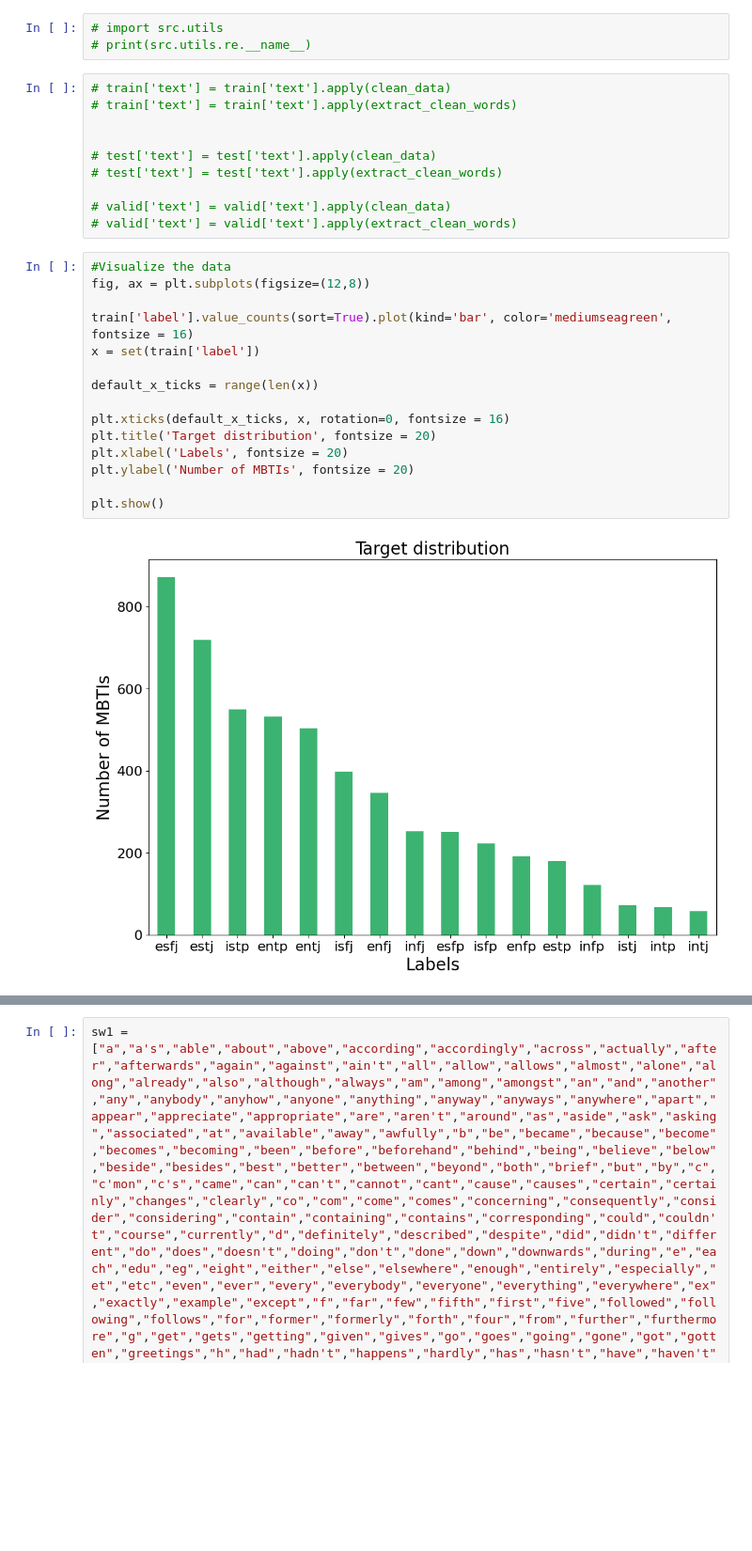
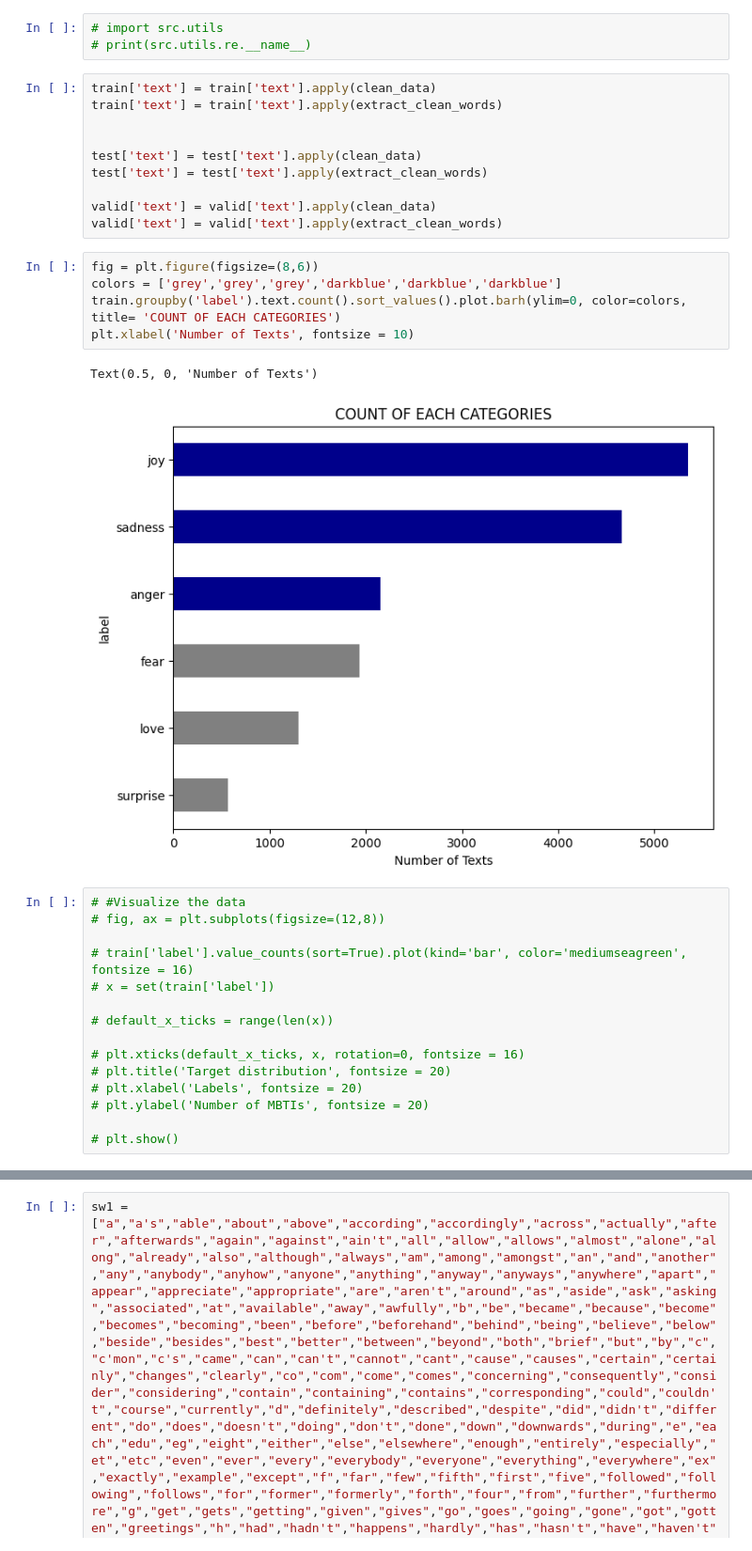
Before and after one commit to oopscompiled/nlp-project, a Jupyter notebook: notebooks/exploratory.ipynb, the cells around one changed output, grey strips where cells are left out. Shown at 94% size. Drawn from its saved outputs; the diff is of its cells as text; blank space fills up the shorter version.

```diff
--- a/notebooks/exploratory.ipynb
+++ b/notebooks/exploratory.ipynb
@@ -116,32 +125,38 @@ Number of duplicates: 6 (0.51%)
 # import src.utils
 # print(src.utils.re.__name__)
 # %%
-# train['text'] = train['text'].apply(clean_data)
-# train['text'] = train['text'].apply(extract_clean_words)
+train['text'] = train['text'].apply(clean_data)
+train['text'] = train['text'].apply(extract_clean_words)
 
 
-# test['text'] = test['text'].apply(clean_data)
-# test['text'] = test['text'].apply(extract_clean_words)
+test['text'] = test['text'].apply(clean_data)
+test['text'] = test['text'].apply(extract_clean_words)
 
-# valid['text'] = valid['text'].apply(clean_data)
-# valid['text'] = valid['text'].apply(extract_clean_words)
+valid['text'] = valid['text'].apply(clean_data)
+valid['text'] = valid['text'].apply(extract_clean_words)
+# %%
+fig = plt.figure(figsize=(8,6))
+colors = ['grey','grey','grey','darkblue','darkblue','darkblue']
+train.groupby('label').text.count().sort_values().plot.barh(ylim=0, color=colors, title= 'COUNT OF EACH CATEGORIES')
+plt.xlabel('Number of Texts', fontsize = 10)
+# %% [output]
+Text(0.5, 0, 'Number of Texts')
+[figure, added]
 # %%
-#Visualize the data
-fig, ax = plt.subplots(figsize=(12,8))
+# #Visualize the data
+# fig, ax = plt.subplots(figsize=(12,8))
 
-train['label'].value_counts(sort=True).plot(kind='bar', color='mediumseagreen', fontsize = 16)
-x = set(train['label'])
+# train['label'].value_counts(sort=True).plot(kind='bar', color='mediumseagreen', fontsize = 16)
+# x = set(train['label'])
 
-default_x_ticks = range(len(x))
+# default_x_ticks = range(len(x))
 
-plt.xticks(default_x_ticks, x, rotation=0, fontsize = 16)
-plt.title('Target distribution', fontsize = 20)
-plt.xlabel('Labels', fontsize = 20)
-plt.ylabel('Number of MBTIs', fontsize = 20)
+# plt.xticks(default_x_ticks, x, rotation=0, fontsize = 16)
+# plt.title('Target distribution', fontsize = 20)
+# plt.xlabel('Labels', fontsize = 20)
+# plt.ylabel('Number of MBTIs', fontsize = 20)
 
-plt.show()
+# plt.show()
-# %% [output]
-[figure, removed]
 # %%
 fig, ax = plt.subplots(figsize=(16, 8))
 
```
Also changed, not shown: parts of 23 cells of this notebook, 4 other files.
